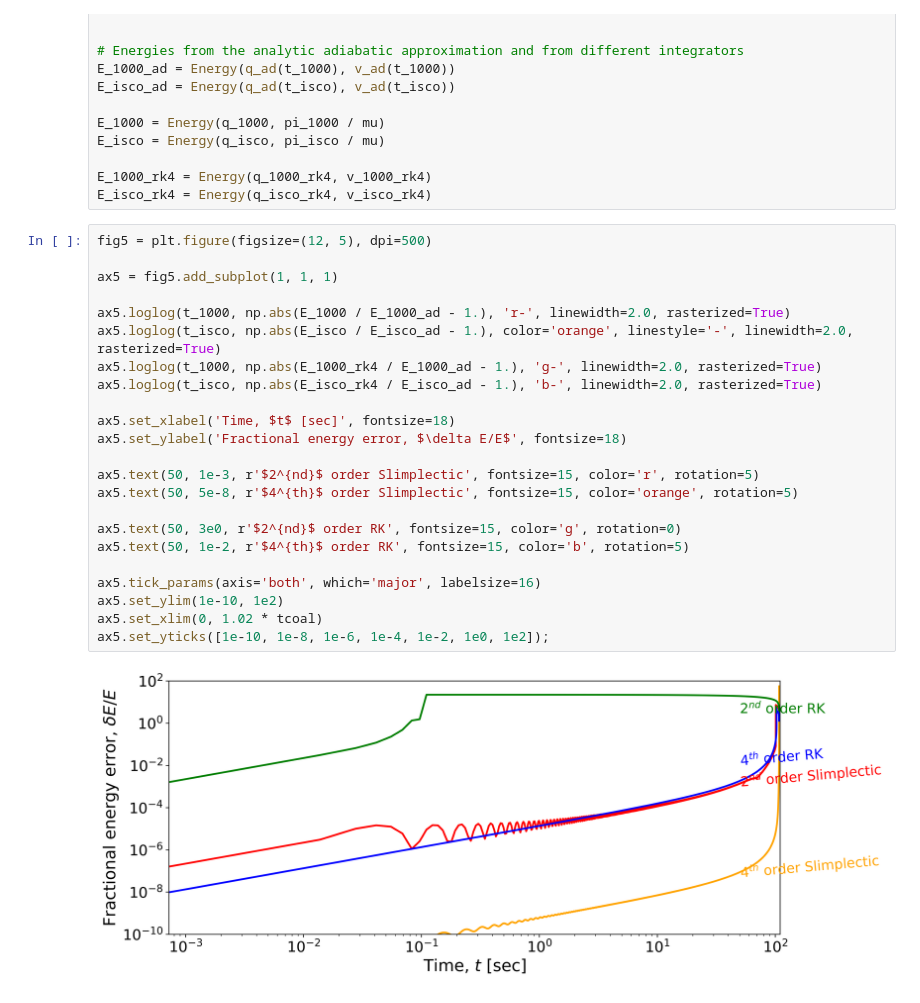
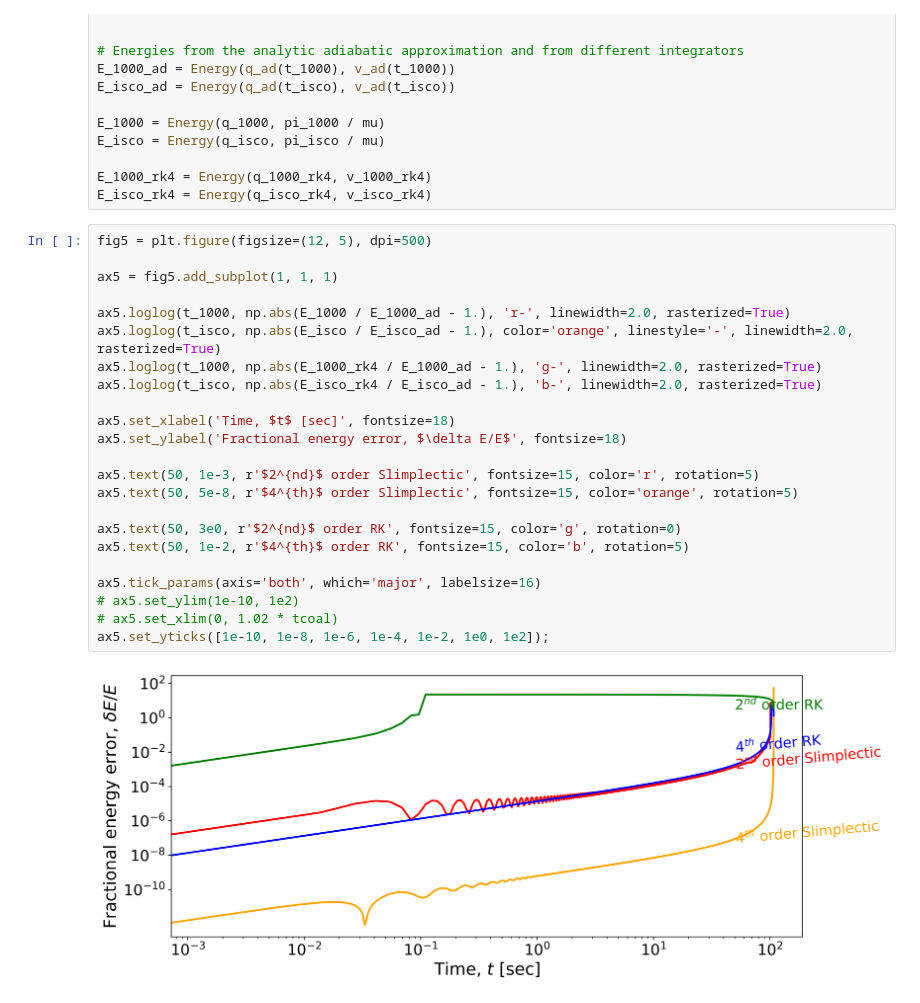
Before and after one commit to joshuacoles/slimpletic-jax, a Jupyter notebook: example_notebooks/PostNewtonian_Inspiral_with_RK.ipynb, the cells around one changed output. Drawn from its saved outputs; the diff is of its cells as text.

```diff
--- a/example_notebooks/PostNewtonian_Inspiral_with_RK.ipynb
+++ b/example_notebooks/PostNewtonian_Inspiral_with_RK.ipynb
@@ -343,25 +343,25 @@ E_isco_rk4 = Energy(q_isco_rk4, v_isco_rk4)
 # %%
 fig5 = plt.figure(figsize=(12, 5), dpi=500)
 
 ax5 = fig5.add_subplot(1, 1, 1)
 
 ax5.loglog(t_1000, np.abs(E_1000 / E_1000_ad - 1.), 'r-', linewidth=2.0, rasterized=True)
 ax5.loglog(t_isco, np.abs(E_isco / E_isco_ad - 1.), color='orange', linestyle='-', linewidth=2.0, rasterized=True)
 ax5.loglog(t_1000, np.abs(E_1000_rk4 / E_1000_ad - 1.), 'g-', linewidth=2.0, rasterized=True)
 ax5.loglog(t_isco, np.abs(E_isco_rk4 / E_isco_ad - 1.), 'b-', linewidth=2.0, rasterized=True)
 
 ax5.set_xlabel('Time, $t$ [sec]', fontsize=18)
 ax5.set_ylabel('Fractional energy error, $\delta E/E$', fontsize=18)
 
 ax5.text(50, 1e-3, r'$2^{nd}$ order Slimplectic', fontsize=15, color='r', rotation=5)
 ax5.text(50, 5e-8, r'$4^{th}$ order Slimplectic', fontsize=15, color='orange', rotation=5)
 
 ax5.text(50, 3e0, r'$2^{nd}$ order RK', fontsize=15, color='g', rotation=0)
 ax5.text(50, 1e-2, r'$4^{th}$ order RK', fontsize=15, color='b', rotation=5)
 
 ax5.tick_params(axis='both', which='major', labelsize=16)
-ax5.set_ylim(1e-10, 1e2)
-ax5.set_xlim(0, 1.02 * tcoal)
+# ax5.set_ylim(1e-10, 1e2)
+# ax5.set_xlim(0, 1.02 * tcoal)
 ax5.set_yticks([1e-10, 1e-8, 1e-6, 1e-4, 1e-2, 1e0, 1e2]);
 # %% [output]
-[figure, old version]
+[figure, new version]
```
